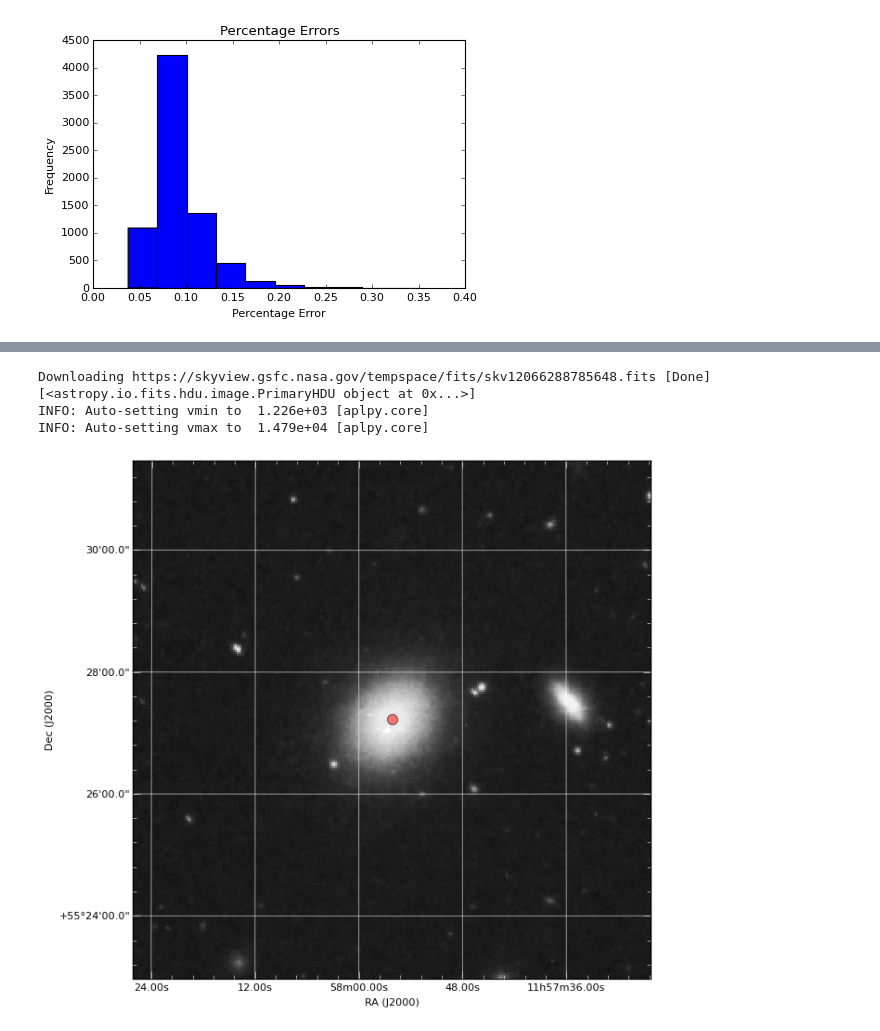
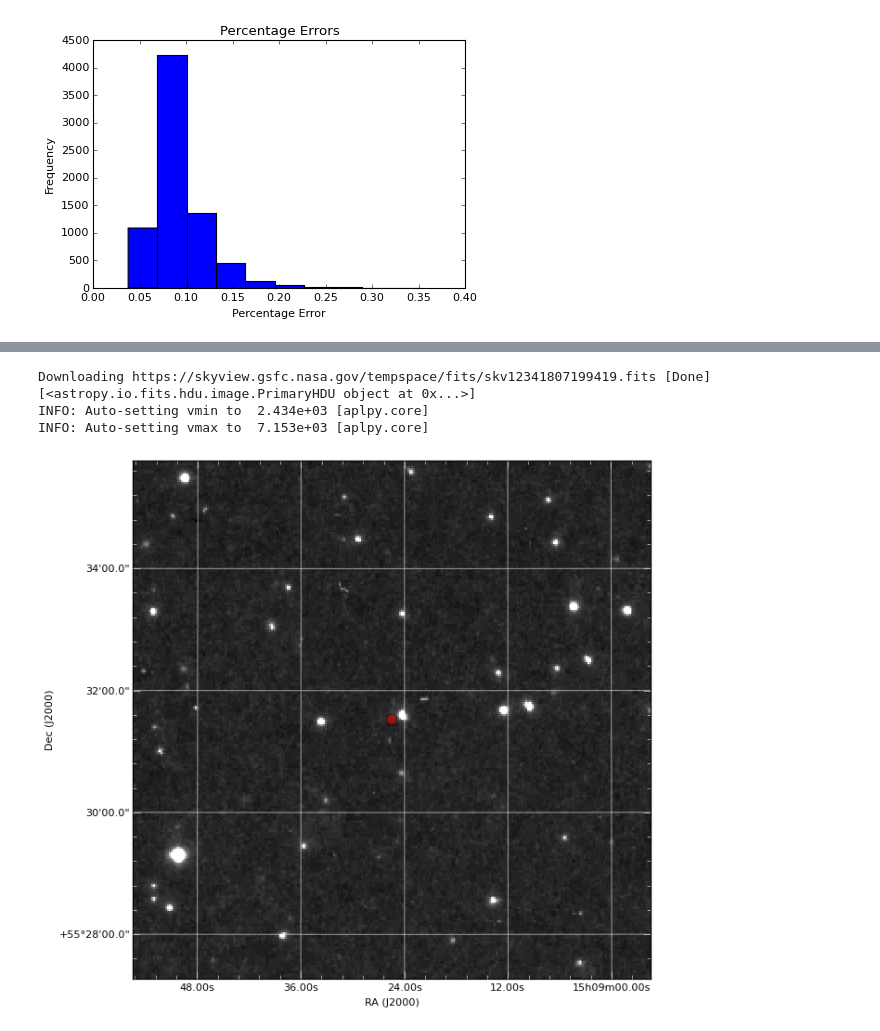
Before and after one commit to niallb96/lofar, a Jupyter notebook: LOTSS_VS_TGSS.ipynb, the cells around one changed output, grey strips where cells are left out. Saved outputs shown, nothing was run; the diff lists cells and outputs as text; code cells hidden in the pictures.

```diff
--- a/LOTSS_VS_TGSS.ipynb
+++ b/LOTSS_VS_TGSS.ipynb
@@ -406,8 +526,8 @@ http://simbad.u-strasbg.fr/simbad/sim-id?Ident=NVSS+J130616%2B494234&NbIdent=1&R
 # %%
-#THIRD VARIATION
+#FOURTH VARIATION
 
 #Number of sources with largest changes in flux you want:
-size=10
+size=100
 #Radius you want simbad to loop at:
 sim_rad='10' #in arcseconds
 
@@ -442,10 +562,17 @@ while m<size:
     total_error=round_to_1(total_percentage_error*Largest_Fractional_Diffs[n])
 
      #This finds all the objects on Simbad within 10" of the relevant source
-    Simbad_table=Simbad.query_region(coord.SkyCoord(RA_First_Relevant[ind], DE_First_Relevant[ind],unit=(u.deg, u.deg)),radius='0d0m'+sim_rad+'s')
+    #Simbad_table=Simbad.query_region(coord.SkyCoord(RA_First_Relevant[ind], DE_First_Relevant[ind],unit=(u.deg, u.deg)),radius='0d0m'+sim_rad+'s')
+    try:
+        Simbad_table=Simbad.query_region(coord.SkyCoord(RA_First_Relevant[ind], DE_First_Relevant[ind],unit=(u.deg, u.deg)),radius='0d0m'+sim_rad+'s')
+    except EOFError:
+        print "EOFError"
+        n=n+1
+        continue
 
     #This loop only prints information if the percentage error on the data is below a certain threshold
-    if  total_percentage_error<=0.1:
+    #And there's data available on Simbad
+    if  total_percentage_error<=0.1 and Simbad_table and (Largest_Fractional_Diffs[n]/total_error)>=3.0:
 
         #Creates lists of their indexes and coordinates...
         Big_Change_indexes.append(ind)
@@ -467,7 +594,13 @@ while m<size:
         else:
             #print relevant information from Simbad
             print Simbad_table["MAIN_ID","RA","DEC"]
-            print "http://simbad.u-strasbg.fr/simbad/sim-id?Ident="+(Simbad_table["MAIN_ID"][0].replace("+","%2B")).replace(" ", "+")+"&NbIdent=1&Radius="+sim_rad+"&Radius.unit=arcsec&submit=submit+id"
+            Link="http://simbad.u-strasbg.fr/simbad/sim-id?Ident="+(Simbad_table["MAIN_ID"][0].replace("+","%2B")).replace(" ", "+")+"&NbIdent=1&Radius="+sim_rad+"&Radius.unit=arcsec&submit=submit+id"
+            print Link
+            html_page = urllib2.urlopen(Link)
+            soup = BeautifulSoup(html_page)
+            HTML_Text=soup.get_text()
+            index = HTML_Text.index("--")
+            print "Type",HTML_Text[index:index+20]
 
         print ""
         print ""
@@ -732,31 +629,31 @@ http://simbad.u-strasbg.fr/simbad/sim-id?Ident=NVSS+J151948%2B473153&NbIdent=1&R
 # %%
 #This displays image of a correlated source
 
 #Which source to show:
-x=32
+x=20
 
 #Coordinates of this star:
 pos=coord.SkyCoord(Big_Change_RAs[x]*u.deg, Big_Change_DEs[x]*u.deg)
 ra=np.array([Big_Change_RAs[x]])
 de=np.array([Big_Change_DEs[x]])
 #Find image from DSS:
 images = SkyView.get_images(pos,survey=['DSS'])
 print images[0]
 
 CV = aplpy.FITSFigure(images[0])
 
 
 #Gives in grid and makes it grayscale (can also be made colorscale)
 CV.show_grayscale()
 CV.add_grid()
 
 #This plots a circle where the relevant source should be
 x_pix, y_pix = CV.world2pixel(ra,de)
 plt.scatter(x_pix, y_pix, s=100, c='red', alpha=.5)
 plt.show()
 # %% [output]
-Downloading https://skyview.gsfc.nasa.gov/tempspace/fits/skv12066288785648.fits [Done]
+Downloading https://skyview.gsfc.nasa.gov/tempspace/fits/skv12341807199419.fits [Done]
 [<astropy.io.fits.hdu.image.PrimaryHDU object at 0x...>]
-INFO: Auto-setting vmin to  1.226e+03 [aplpy.core]
-INFO: Auto-setting vmax to  1.479e+04 [aplpy.core]
+INFO: Auto-setting vmin to  2.434e+03 [aplpy.core]
+INFO: Auto-setting vmax to  7.153e+03 [aplpy.core]
-[figure, old version]
+[figure, new version]
```
Also changed, not shown: parts of 6 cells of this notebook, 1 other file.
